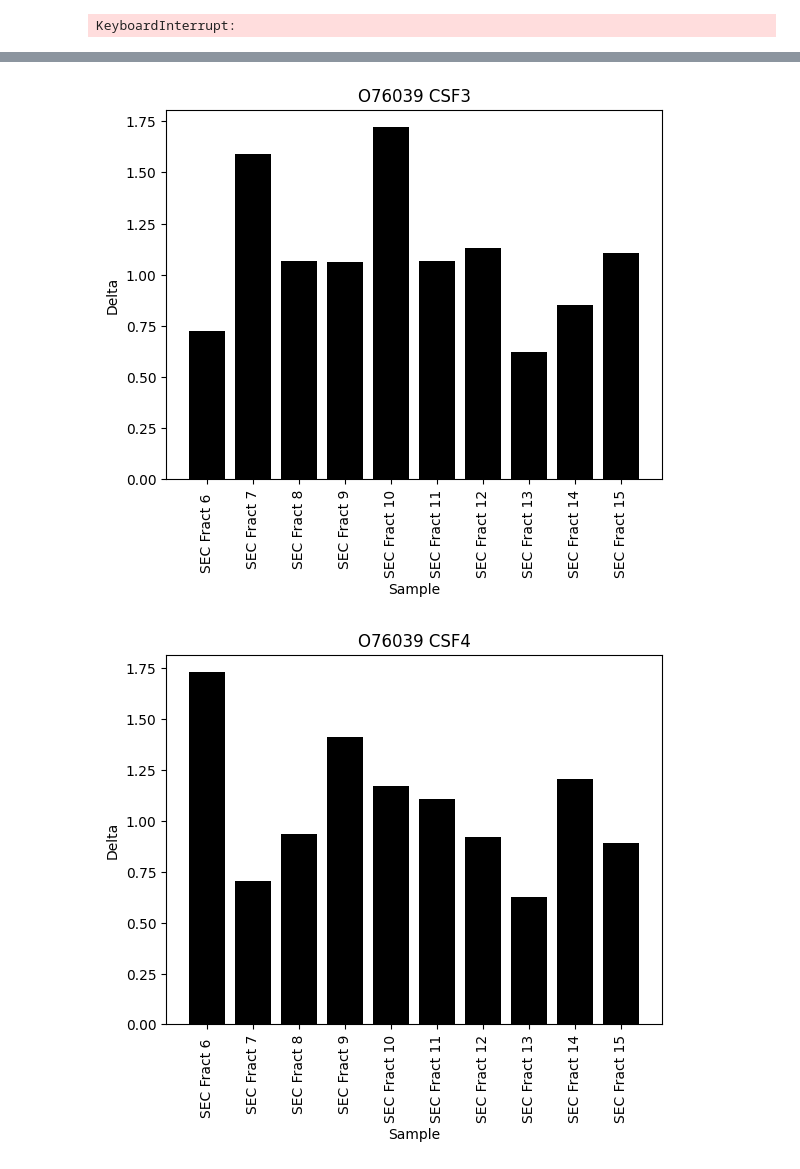
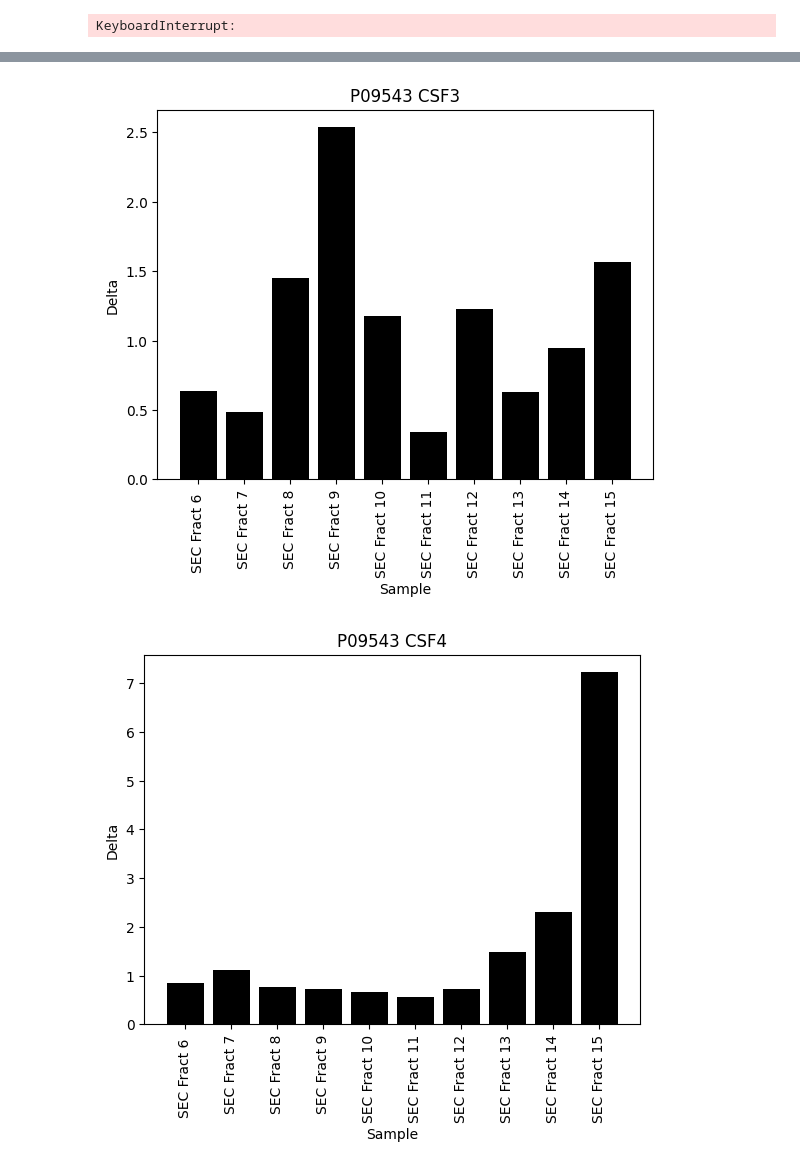
Before and after one commit to Walt-Lab/bdev_mass_spec, a Jupyter notebook: 10_analysis.ipynb, the cells around one changed output, grey strips where cells are left out. Cells and saved outputs as stored; diff of their text form; code cells hidden in the pictures.

```diff
--- a/10_analysis.ipynb
+++ b/10_analysis.ipynb
@@ -712,3 +746,3 @@ graph_medians("O76039")
 # %%
-graph_samples("O76039")
+graph_samples("P09543")
 # %% [output]
@@ -717,2 +751,2 @@ graph_samples("O76039")
-[figure, old version]
+[figure, new version]
-[figure, old version]
+[figure, new version]
```
Also changed, not shown: parts of 7 cells of this notebook, 7 other files.
